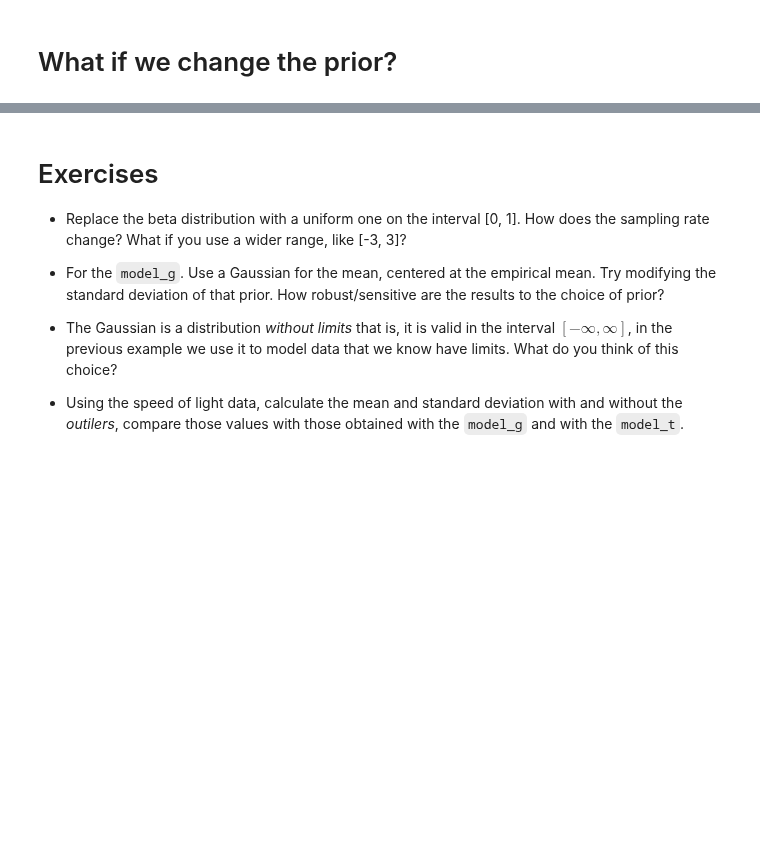
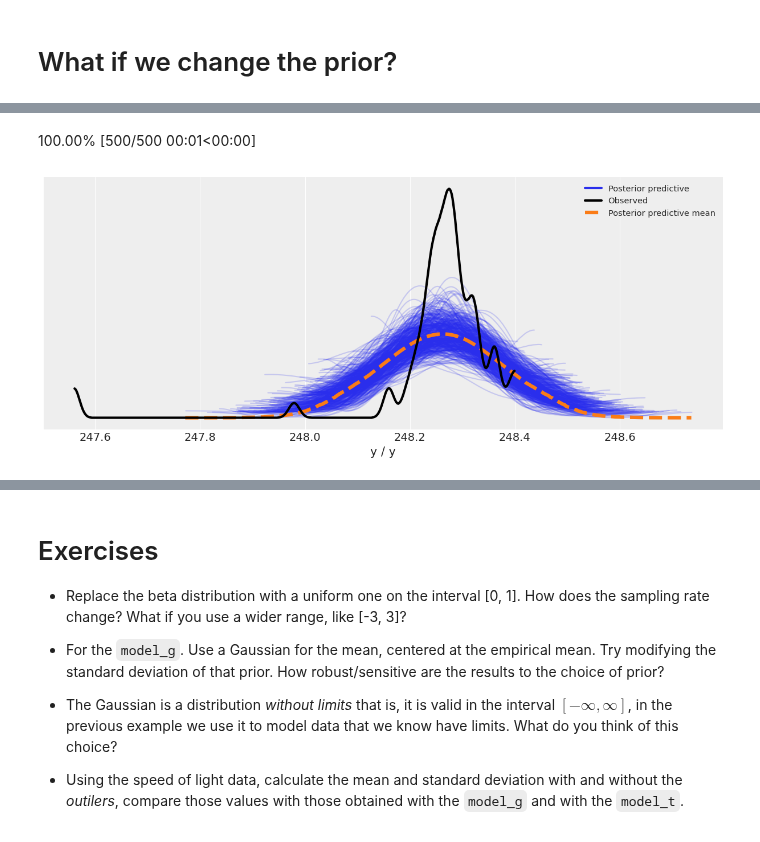
Before and after one commit to gcorani/bda, a Jupyter notebook: 3-ProbProgramming-multiparameter.ipynb, the cells around one changed output, grey strips where cells are left out. Drawn from its saved outputs; the diff is of its cells as text; code cells hidden in the pictures; blank space fills up the shorter version.

```diff
--- a/3-ProbProgramming-multiparameter.ipynb
+++ b/3-ProbProgramming-multiparameter.ipynb
@@ -303,6 +280,0 @@ We compute  $\tilde{y}$ as follows:
-# %%
-with model_newcomb:
-    #100 samples for each pair of sampled values  <mu_s ,sigma_s> in the trace.
-    # Each sample is generated as N()
-    #the returned dictionary (ppc) contains 2000 values of y sampled from the posterior of mu and sigma
-    ppc = pm.sample_posterior_predictive(trace_newcomb, samples=100)
@@ -432,0 +393,13 @@ az.plot_ppc(az.from_pymc3(posterior_predictive=ppc_t, model=model_t));
+# %%
+# we compute the posterior prediction by adding a single line to our pymc3 code.
+# it could be possible to obtain the same result by extracting samples from the trace, but I was unable to do that.
+with pm.Model() as model_newcomb:
+    #model as before (first variant)
+    mu = pm.Normal('mu', 240, 80)
+    sigma = pm.HalfNormal('sigma', sd=3)
+    y = pm.Normal('y', mu=mu, sd=sigma, observed=data)
+
+    #prediction
+    prediction = pm.Normal('prediction', mu=mu, sd=sigma)
+
+    trace_newcomb_pred = pm.sample(return_inferencedata=True)
@@ -432,0 +453,14 @@ az.plot_ppc(az.from_pymc3(posterior_predictive=ppc_t, model=model_t));
+# %%
+with model_newcomb:
+    # select 500 samples <mu_s ,sigma_s> from the trace
+    # for each samples, compute a draw N(mu_s ,sigma_s)
+    # The ppc variable is a dictionary, with the keys being the name of the observed variable in our model and the values an array of shape (samples, size).
+    # The dictionary allows dealing with models with more than one observed variable.
+    ppc = pm.sample_posterior_predictive(trace_newcomb, samples=500)
+# %% [output]
+100.00% [500/500 00:01<00:00]
+# %%
+# the density reproduced by the model is too low around the center and does cover the long left tail adequately.
+az.plot_ppc(az.from_pymc3(posterior_predictive=ppc, model=model_newcomb));
+# %% [output]
+[figure, added]
```
Also changed, not shown: parts of 58 cells of this notebook, 2 other files.
